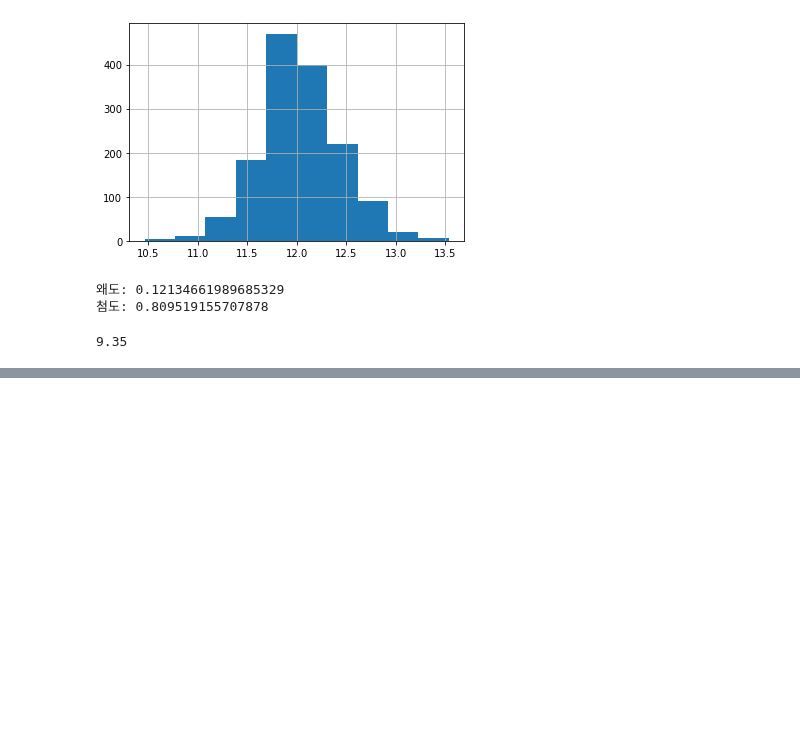
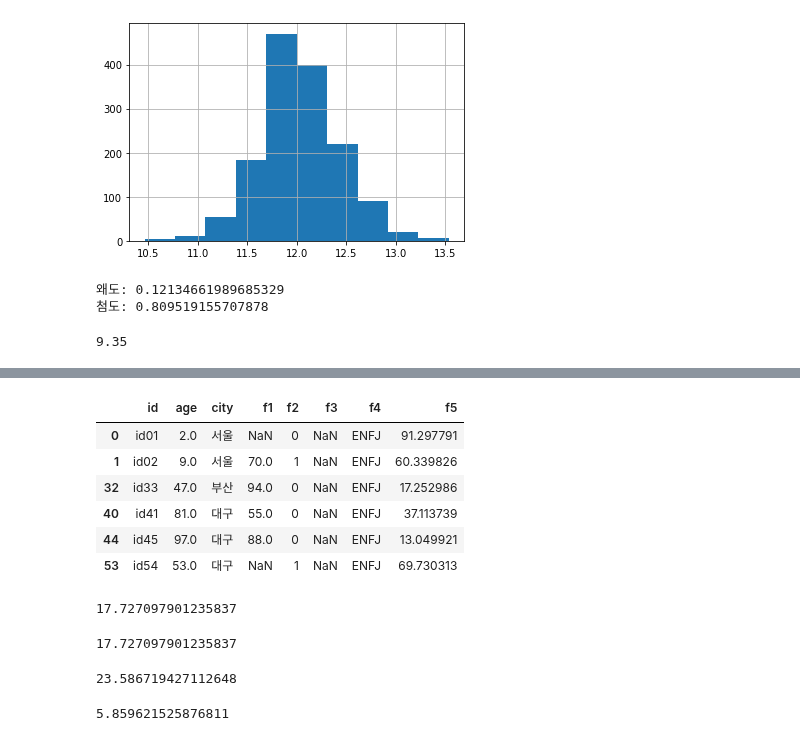
Before and after one commit to zudata/BEAKJOON, a Jupyter notebook: study/Big Data Certification study.ipynb, the cells around one changed output, grey strips where cells are left out. Saved outputs shown, nothing was run; the diff lists cells and outputs as text; code cells hidden in the pictures; blank space fills up the shorter version.

```diff
--- a/study/Big Data Certification study.ipynb
+++ b/study/Big Data Certification study.ipynb
@@ -266,0 +269,7 @@ print(round(s1+s2+k1+k2,2))
+# %%
+# 라이브러리 및 데이터 불러오기
+import pandas as pd
+import numpy as np
+
+df = pd.read_csv('data/BDC/bdc_basic/basic1.csv')
+df.head()
@@ -266,0 +283,32 @@ print(round(s1+s2+k1+k2,2))
+# %%
+# 조건에 맞는 데이터
+df[df['f4']=='ENFJ']
+# %% [output]
+|  | id | age | city | f1 | f2 | f3 | f4 | f5 |
+| 0 | id01 | 2.0 | 서울 | NaN | 0 | NaN | ENFJ | 91.297791 |
+| 1 | id02 | 9.0 | 서울 | 70.0 | 1 | NaN | ENFJ | 60.339826 |
+| 32 | id33 | 47.0 | 부산 | 94.0 | 0 | NaN | ENFJ | 17.252986 |
+| 40 | id41 | 81.0 | 대구 | 55.0 | 0 | NaN | ENFJ | 37.113739 |
+| 44 | id45 | 97.0 | 대구 | 88.0 | 0 | NaN | ENFJ | 13.049921 |
+| 53 | id54 | 53.0 | 대구 | NaN | 1 | NaN | ENFJ | 69.730313 |
+# %%
+df[df['f4']=='ENFJ']['f1'].std()
+# %% [output]
+17.727097901235837
+# %%
+# 조건에 맞는 f1의 표준편차
+enfj = df[df['f4']=='ENFJ']['f1'].std()
+enfj
+# %% [output]
+17.727097901235837
+# %%
+# 조건에 맞는 f1의 표준편차
+infp = df[df['f4']=='INFP']['f1'].std()
+infp
+# %% [output]
+23.586719427112648
+# %%
+# 두 표준편차 차이 절대값 출력
+print(np.abs(enfj - infp))
+# %% [output]
+5.859621525876811
```
Also changed, not shown: parts of 2 cells of this notebook.
